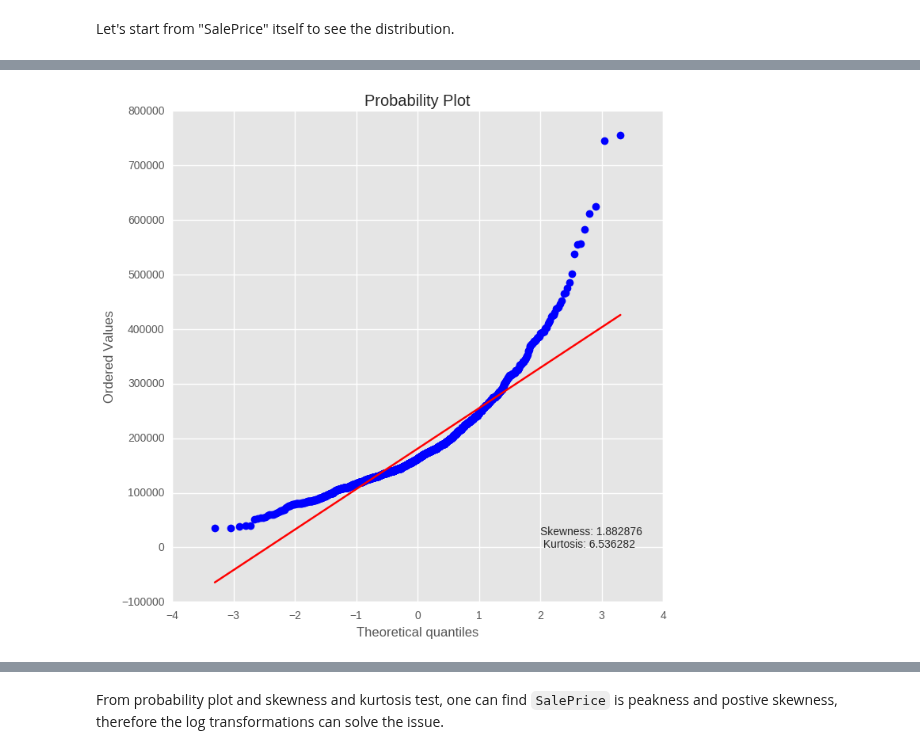
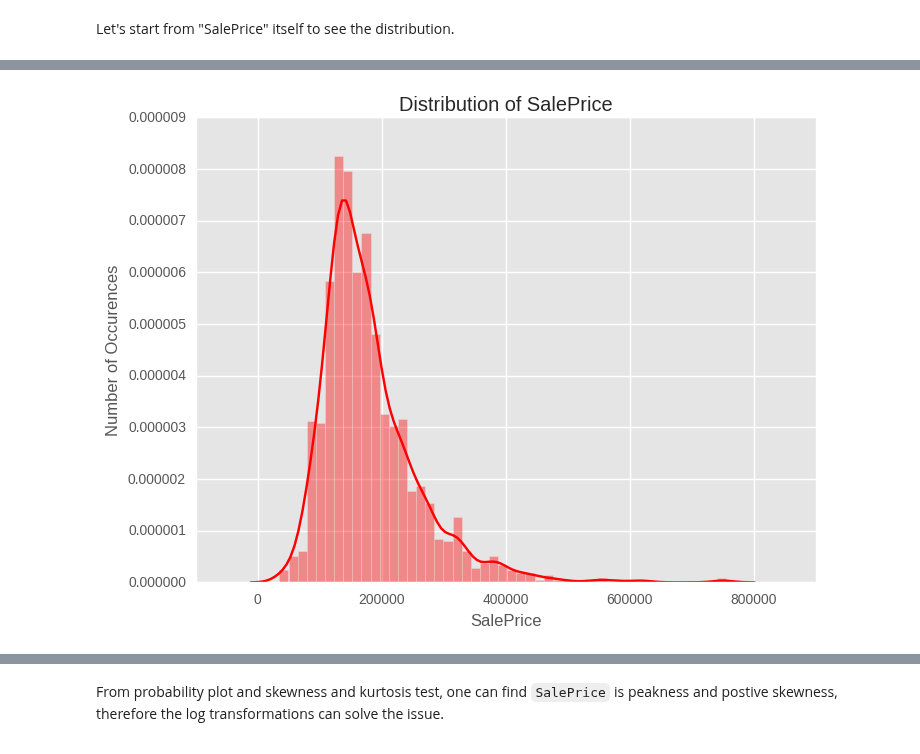
Before and after one commit to dolremi/Housing_Price, a Jupyter notebook: notebook/Data/Numerical_features.ipynb, the cells around one changed output, grey strips where cells are left out. Drawn from its saved outputs; the diff is of its cells as text; code cells hidden in the pictures.

```diff
--- a/notebook/Data/Numerical_features.ipynb
+++ b/notebook/Data/Numerical_features.ipynb
@@ -54,8 +54,9 @@ Price_corr.plot.barh(figsize=(10,10))
 # %% [markdown]
 Let's start from "SalePrice" itself to see the distribution.
 # %%
-fig = plt.figure(figsize=(8, 6))
-d = sns.distplot(num['SalePrice'], color='r')
-plt.title("Distribution of Sale Price")
-plt.ylabel("Number of Occurences")
-plt.xlabel("Sale Price")
+def plot_univariate_dist(num, column):
+    fig = plt.figure(figsize=(8, 6))
+    d = sns.distplot(num[column], color='r')
+    plt.title("Distribution of " + column)
+    plt.ylabel("Number of Occurences")
+    plt.xlabel(column)
@@ -65,8 +63,11 @@ plt.xlabel("Sale Price")
 # %%
-fig = plt.figure(figsize=(8, 8))
-plt.text(x=2, y=1,s="Skewness: %f\n Kurtosis: %f" % (num['SalePrice'].skew(),
-                                                     num['SalePrice'].kurt()) )
+def plot_univariate_pp(num, column):
+    fig = plt.figure(figsize=(8, 8))
+    plt.text(x=2, y=1,s="Skewness: %f\n Kurtosis: %f" % (num[column].skew(),
+                                                     num[column].kurt()) )
 
-res = st.probplot(num['SalePrice'], plot=plt)
+    res = st.probplot(num[column], plot=plt)
-# %% [output]
-[figure, removed]
+# %%
+plot_univariate_dist(num, "SalePrice")
+# %% [output]
+[figure, added]
```
Also changed, not shown: parts of 23 cells of this notebook, 1 other file.
